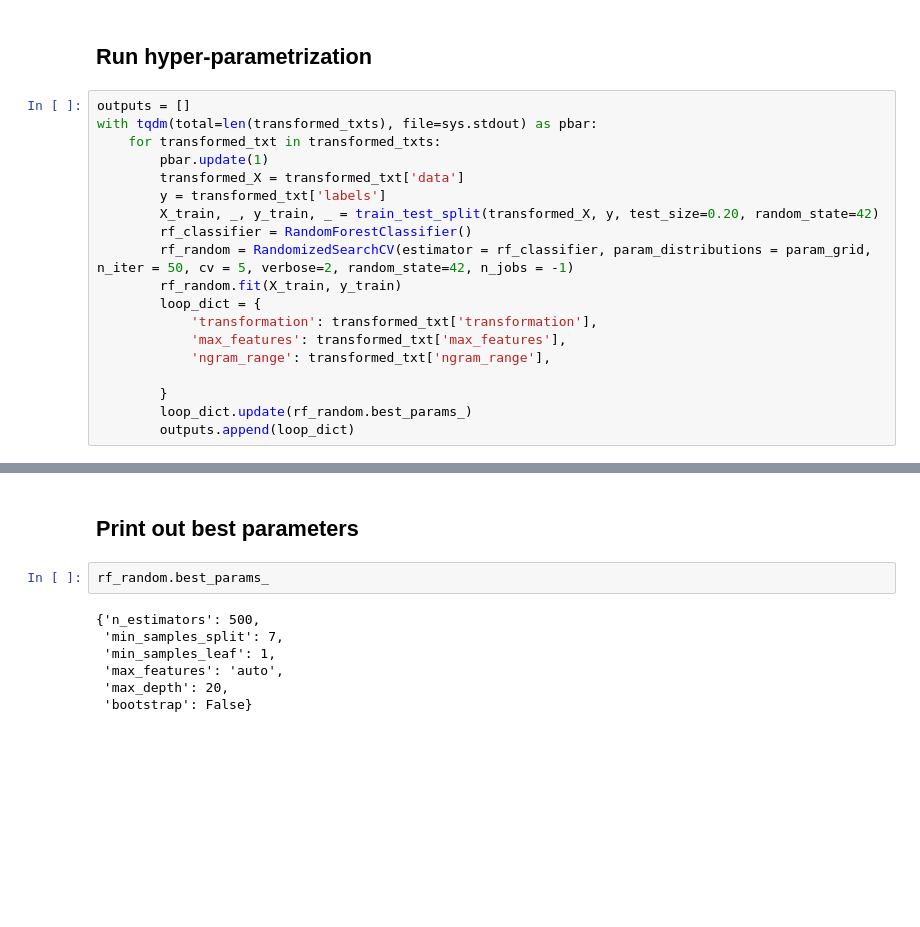
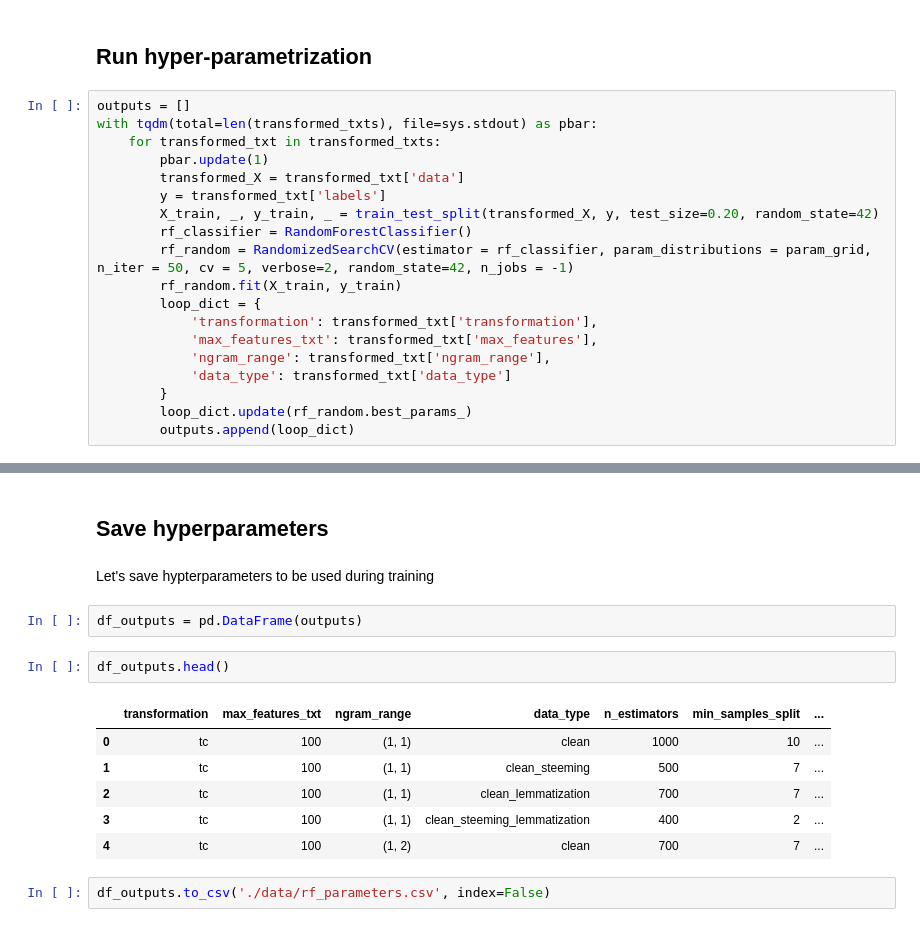
Before and after one commit to joausaga/impact-classifier, a Jupyter notebook: rf_hyperparametrization.ipynb, the cells around one changed output, grey strips where cells are left out. Drawn from its saved outputs; the diff is of its cells as text; blank space fills up the shorter version.

```diff
--- a/rf_hyperparametrization.ipynb
+++ b/rf_hyperparametrization.ipynb
@@ -106,9 +106,9 @@ with tqdm(total=len(transformed_txts), file=sys.stdout) as pbar:
         rf_random.fit(X_train, y_train)
         loop_dict = {
             'transformation': transformed_txt['transformation'],
-            'max_features': transformed_txt['max_features'],
+            'max_features_txt': transformed_txt['max_features'],
             'ngram_range': transformed_txt['ngram_range'],
-
+            'data_type': transformed_txt['data_type']
         }
         loop_dict.update(rf_random.best_params_)
         outputs.append(loop_dict)
@@ -127,11 +152,17 @@ len(outputs)
-# %% [markdown]
-## Print out best parameters
-# %%
-rf_random.best_params_
-# %% [output]
-{'n_estimators': 500,
- 'min_samples_split': 7,
- 'min_samples_leaf': 1,
- 'max_features': 'auto',
- 'max_depth': 20,
- 'bootstrap': False}
+# %% [markdown]
+## Save hyperparameters
+# %% [markdown]
+Let's save hypterparameters to be used during training
+# %%
+df_outputs = pd.DataFrame(outputs)
+# %%
+df_outputs.head()
+# %% [output]
+|  | transformation | max_features_txt | ngram_range | data_type | n_estimators | min_samples_split | ... |
+| 0 | tc | 100 | (1, 1) | clean | 1000 | 10 | ... |
+| 1 | tc | 100 | (1, 1) | clean_steeming | 500 | 7 | ... |
+| 2 | tc | 100 | (1, 1) | clean_lemmatization | 700 | 7 | ... |
+| 3 | tc | 100 | (1, 1) | clean_steeming_lemmatization | 400 | 2 | ... |
+| 4 | tc | 100 | (1, 2) | clean | 700 | 7 | ... |
+# %%
+df_outputs.to_csv('./data/rf_parameters.csv', index=False)
```
Also changed, not shown: parts of 3 cells of this notebook.
